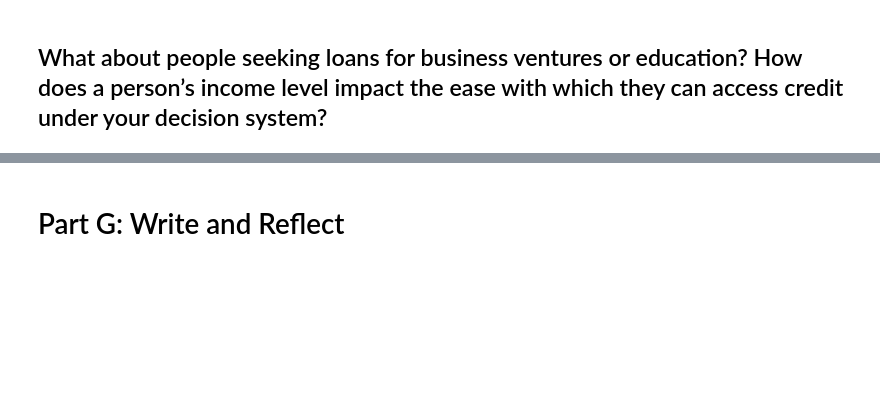
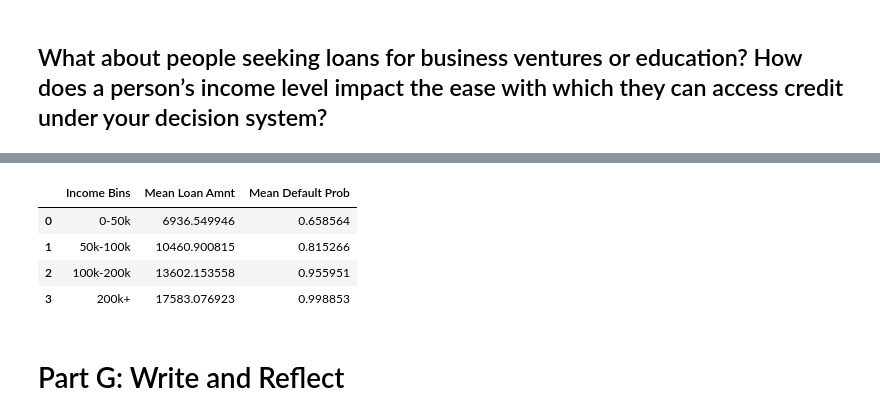
Before and after one commit to lucasf46/lucasf46.github.io, a Jupyter notebook: posts/BlogPost2/BlogPost2-2.ipynb, the cells around one changed output, grey strips where cells are left out. Saved outputs shown, nothing was run; the diff lists cells and outputs as text; code cells hidden in the pictures; blank space fills up the shorter version.

```diff
--- a/posts/BlogPost2/BlogPost2-2.ipynb
+++ b/posts/BlogPost2/BlogPost2-2.ipynb
@@ -338,2 +418,22 @@ summary_table4
+# %%
+# Income bins
+#bins = [0, 50000, 100000, 200000, float('inf')]
+
+# Labels for bins
+#labels = ['0-50k', '50k-100k', '100k-200k', '200k+']
+
+# New column in data frame: https://pandas.pydata.org/pandas-docs/stable/reference/api/pandas.cut.html
+Education['income_bins'] = pd.cut(Education['person_income'], bins=bins, labels=labels, right=False)
+
+summary_table6 = Education.groupby('income_bins', observed=True).agg({'loan_amnt': 'mean', 'Default Prob': 'mean'}).reset_index()
+summary_table6.columns = ["Income Bins", "Mean Loan Amnt", 'Mean Default Prob']
+
+summary_table6
+# %% [output]
+|  | Income Bins | Mean Loan Amnt | Mean Default Prob |
+| 0 | 0-50k | 6936.549946 | 0.658564 |
+| 1 | 50k-100k | 10460.900815 | 0.815266 |
+| 2 | 100k-200k | 13602.153558 | 0.955951 |
+| 3 | 200k+ | 17583.076923 | 0.998853 |
 # %% [markdown]
 # Part G: Write and Reflect
```
Also changed, not shown: parts of 11 cells of this notebook, 7 other files.
